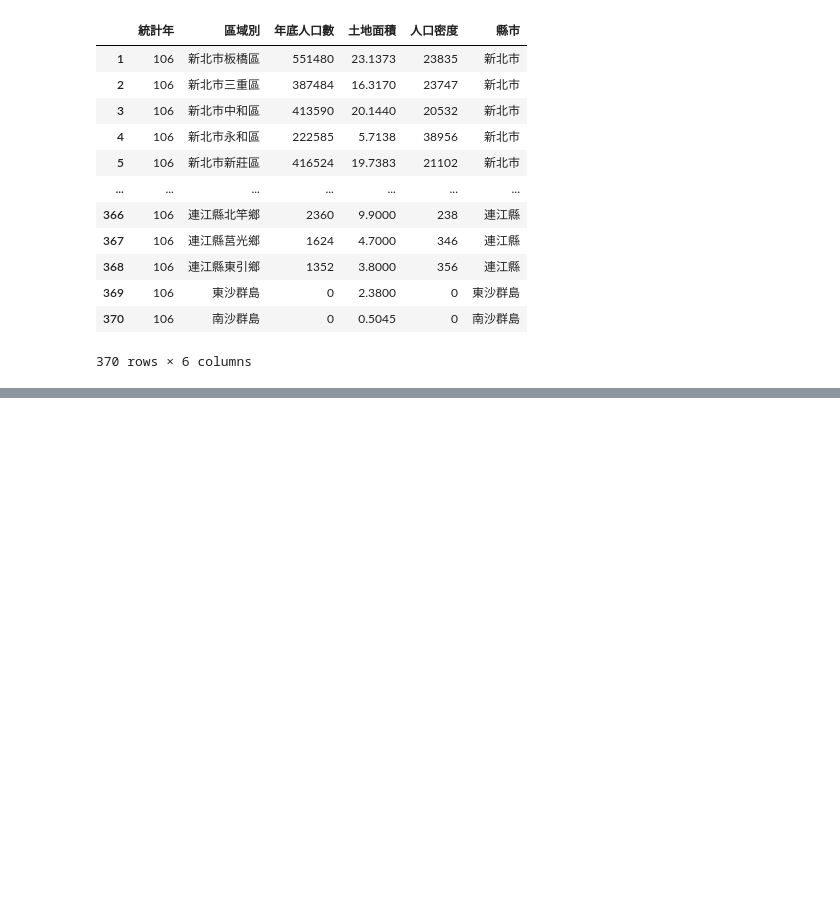
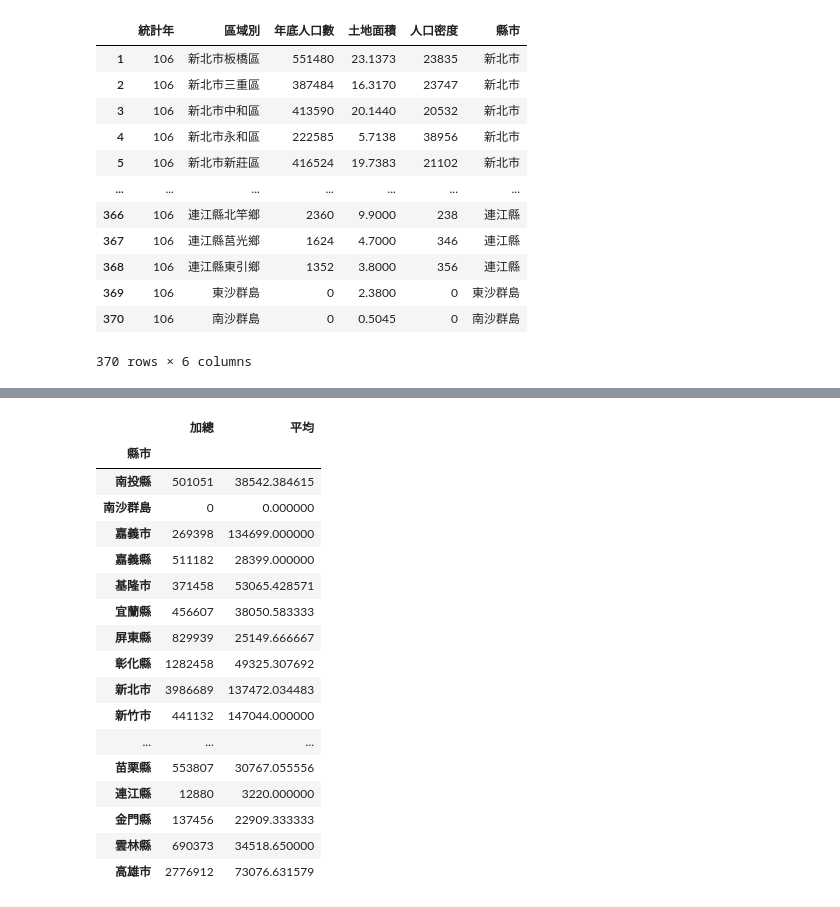
Before and after one commit to JourdanLin/Python_analysis, a Jupyter notebook: Lesson9-4.ipynb, the cells around one changed output, grey strips where cells are left out. Saved outputs shown, nothing was run; the diff lists cells and outputs as text; code cells hidden in the pictures; blank space fills up the shorter version.

```diff
--- a/Lesson9-4.ipynb
+++ b/Lesson9-4.ipynb
@@ -132,0 +178,21 @@ df3
+# %%
+df4['年底人口數']
+# %% [output]
+|  | 加總 | 平均 |
+| 縣市 |  |  |
+| 南投縣 | 501051 | 38542.384615 |
+| 南沙群島 | 0 | 0.000000 |
+| 嘉義市 | 269398 | 134699.000000 |
+| 嘉義縣 | 511182 | 28399.000000 |
+| 基隆市 | 371458 | 53065.428571 |
+| 宜蘭縣 | 456607 | 38050.583333 |
+| 屏東縣 | 829939 | 25149.666667 |
+| 彰化縣 | 1282458 | 49325.307692 |
+| 新北市 | 3986689 | 137472.034483 |
+| 新竹市 | 441132 | 147044.000000 |
+| ... | ... | ... |
+| 苗栗縣 | 553807 | 30767.055556 |
+| 連江縣 | 12880 | 3220.000000 |
+| 金門縣 | 137456 | 22909.333333 |
+| 雲林縣 | 690373 | 34518.650000 |
+| 高雄市 | 2776912 | 73076.631579 |
```
Also changed, not shown: parts of 4 cells of this notebook.
